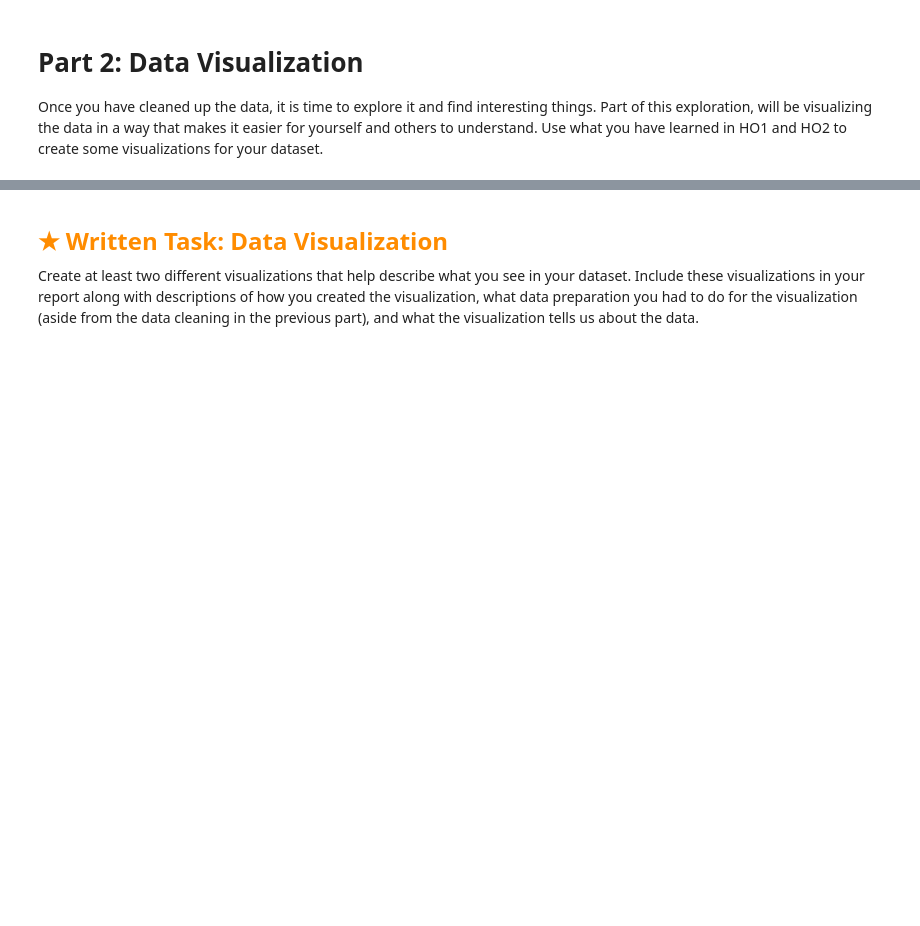
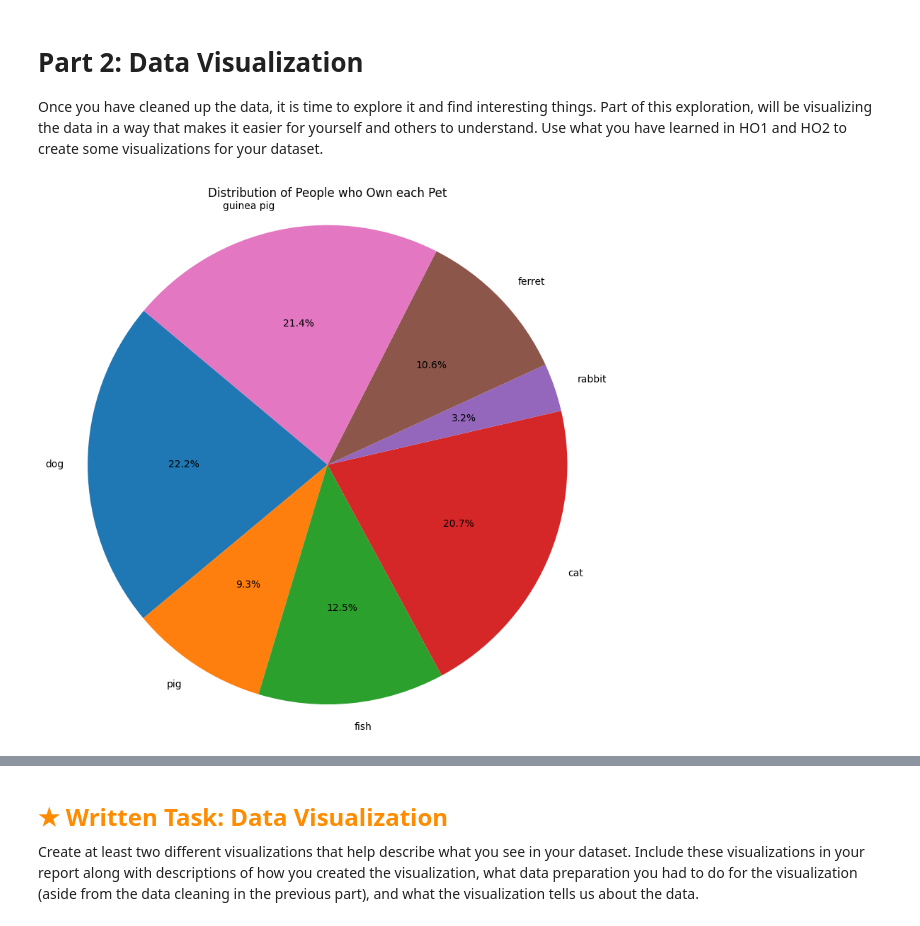
Before and after one commit to HeisenbergKnocks/Insight-Engine, a Jupyter notebook: assignment.ipynb, the cells around one changed output, grey strips where cells are left out. Cells and saved outputs as stored; diff of their text form; code cells hidden in the pictures; blank space fills up the shorter version.

```diff
--- a/assignment.ipynb
+++ b/assignment.ipynb
@@ -45,8 +45,15 @@ Working in industry is not always glamorous.
 
 Before you start doing things to/with your data, it's always a good idea to load up your data and take a look.
 # %%
-import pandas
+import pandas as pd
+import numpy as np
+import matplotlib.pyplot as plt
+import re
+from sklearn.linear_model import LogisticRegression
+from sklearn.neighbors import KNeighborsClassifier
+from sklearn.tree import DecisionTreeClassifier
+from sklearn.model_selection import KFold, cross_val_score
 
 # Modify this to point to your data.
-unique_data = pandas.read_csv('data.txt', sep = "\t")
+unique_data = pd.read_csv('data.txt', sep = "\t")
 unique_data
@@ -104,3 +226,16 @@ Did you have to make some choices along the way? If so, describe them.
 Once you have cleaned up the data, it is time to explore it and find interesting things.
 Part of this exploration, will be visualizing the data in a way that makes it easier for yourself and others to understand.
 Use what you have learned in HO1 and HO2 to create some visualizations for your dataset.
+# %%
+pets = ['dog', 'pig', 'fish', 'cat', 'rabbit', 'ferret', 'guinea pig']
+
+counts = [unique_data['col_03'].value_counts().get(pet, 0) for pet in pets]
+
+plt.figure(figsize=(8, 8))
+plt.pie(counts, labels=pets, autopct='%1.1f%%', startangle=140, colors=plt.cm.tab10.colors)
+plt.title('Distribution of People who Own each Pet')
+plt.axis('equal')
+plt.tight_layout()
+plt.show()
+# %% [output]
+[figure, added]
```
Also changed, not shown: parts of 9 cells of this notebook.
